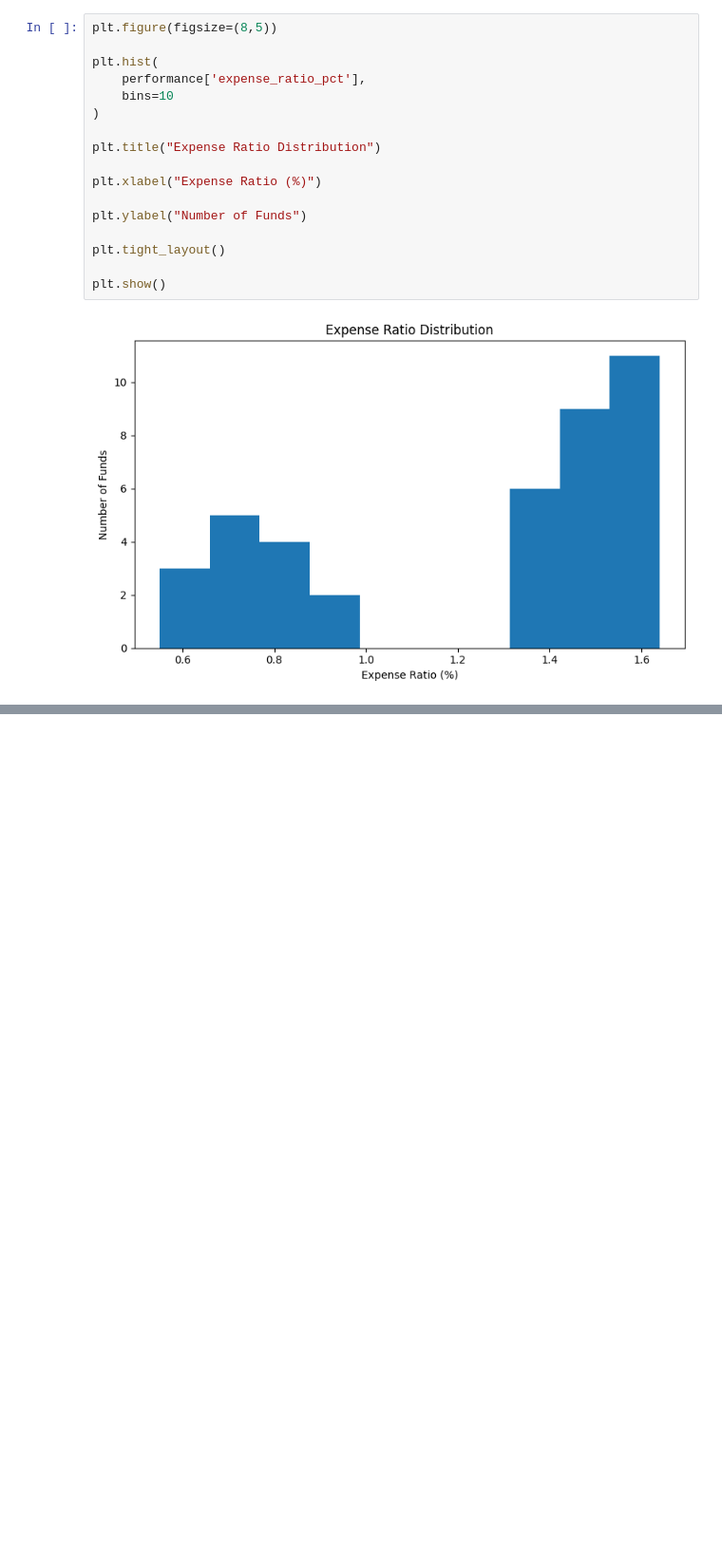
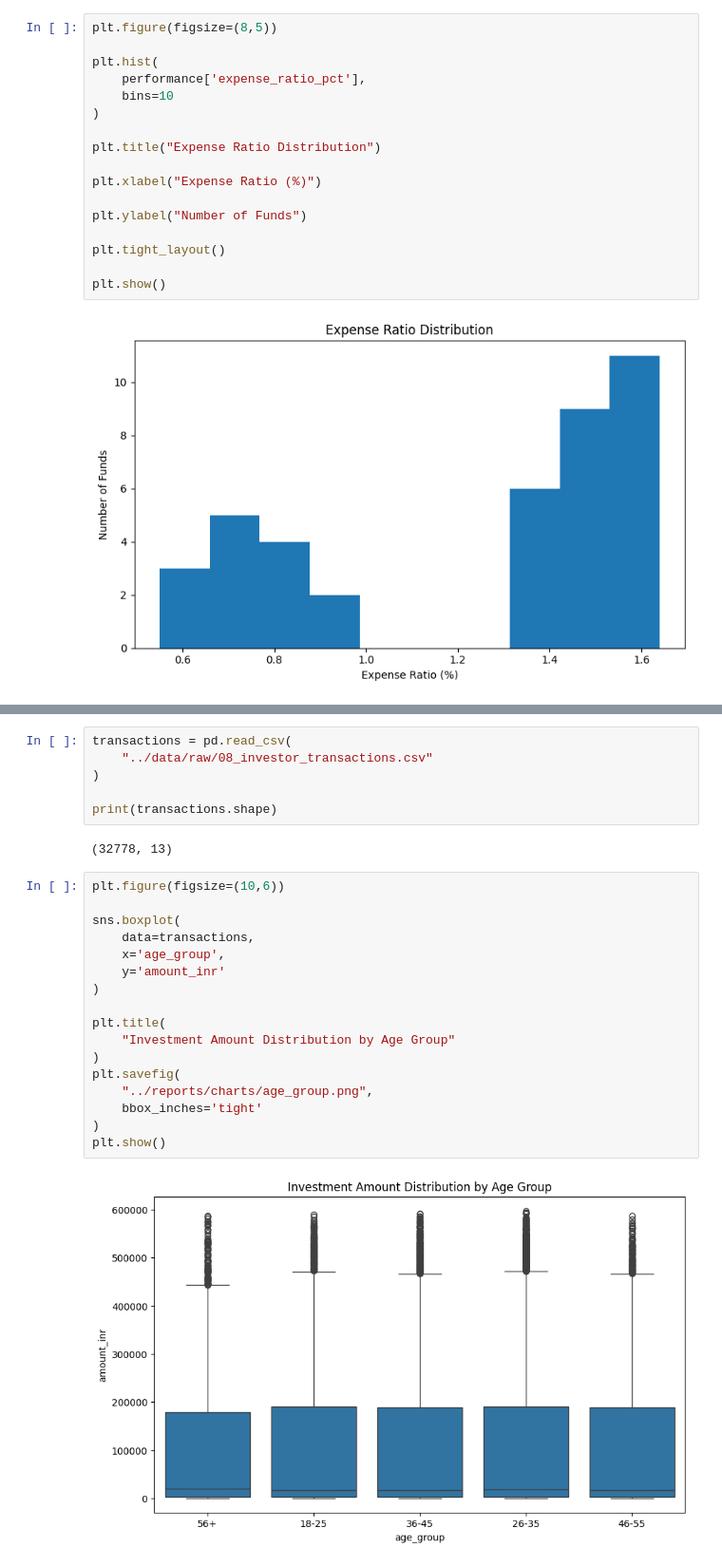
Before and after one commit to jeya-varshani24/bluestock-mf-capstone, a Jupyter notebook: notebooks/03_eda_analysis.ipynb, the cells around one changed output, grey strips where cells are left out. Shown at 95% size. Cells and saved outputs as stored; diff of their text form; blank space fills up the shorter version.

```diff
--- a/notebooks/03_eda_analysis.ipynb
+++ b/notebooks/03_eda_analysis.ipynb
@@ -382,0 +611,27 @@ plt.show()
+# %%
+transactions = pd.read_csv(
+    "../data/raw/08_investor_transactions.csv"
+)
+
+print(transactions.shape)
+# %% [output]
+(32778, 13)
+# %%
+plt.figure(figsize=(10,6))
+
+sns.boxplot(
+    data=transactions,
+    x='age_group',
+    y='amount_inr'
+)
+
+plt.title(
+    "Investment Amount Distribution by Age Group"
+)
+plt.savefig(
+    "../reports/charts/age_group.png",
+    bbox_inches='tight'
+)
+plt.show()
+# %% [output]
+[figure, added]
```
Also changed, not shown: parts of 24 cells of this notebook, 9 other files.
